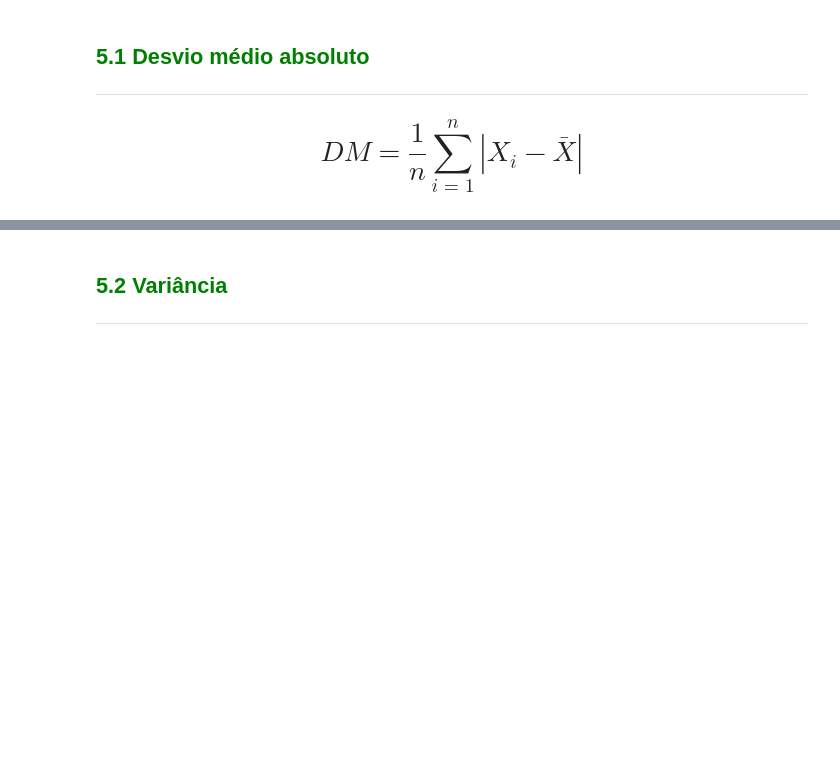
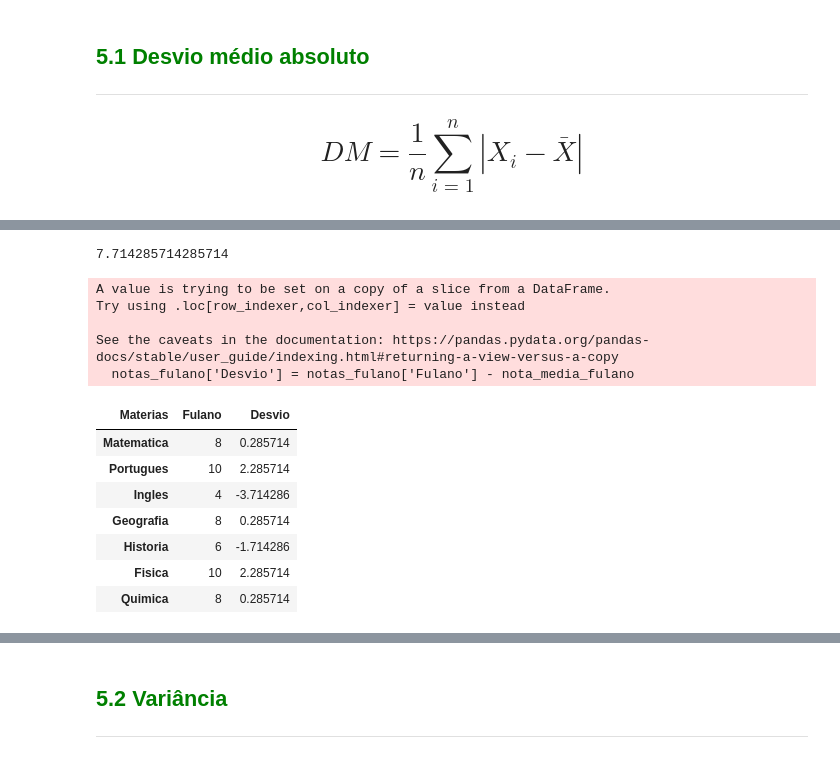
Before and after one commit to weslleysribeiro/python_statistics, a Jupyter notebook: Curso_de_Estatística_Parte_1.ipynb, the cells around one changed output, grey strips where cells are left out. Drawn from its saved outputs; the diff is of its cells as text; code cells hidden in the pictures; blank space fills up the shorter version.

```diff
--- a/Curso_de_Estatística_Parte_1.ipynb
+++ b/Curso_de_Estatística_Parte_1.ipynb
@@ -1054,0 +1088,22 @@ Embora as medidas de posição forneçam uma sumarização bastante importante d
+# %%
+nota_media_fulano = notas_fulano.mean() [0]
+nota_media_fulano
+# %% [output]
+7.714285714285714
+# %%
+notas_fulano['Desvio'] = notas_fulano['Fulano'] - nota_media_fulano
+notas_fulano
+# %% [output]
+A value is trying to be set on a copy of a slice from a DataFrame.
+Try using .loc[row_indexer,col_indexer] = value instead
+
+See the caveats in the documentation: https://pandas.pydata.org/pandas-docs/stable/user_guide/indexing.html#returning-a-view-versus-a-copy
+  notas_fulano['Desvio'] = notas_fulano['Fulano'] - nota_media_fulano
+| Materias | Fulano | Desvio |
+| Matematica | 8 | 0.285714 |
+| Portugues | 10 | 2.285714 |
+| Ingles | 4 | -3.714286 |
+| Geografia | 8 | 0.285714 |
+| Historia | 6 | -1.714286 |
+| Fisica | 10 | 2.285714 |
+| Quimica | 8 | 0.285714 |
```
Also changed, not shown: parts of 8 cells of this notebook.
